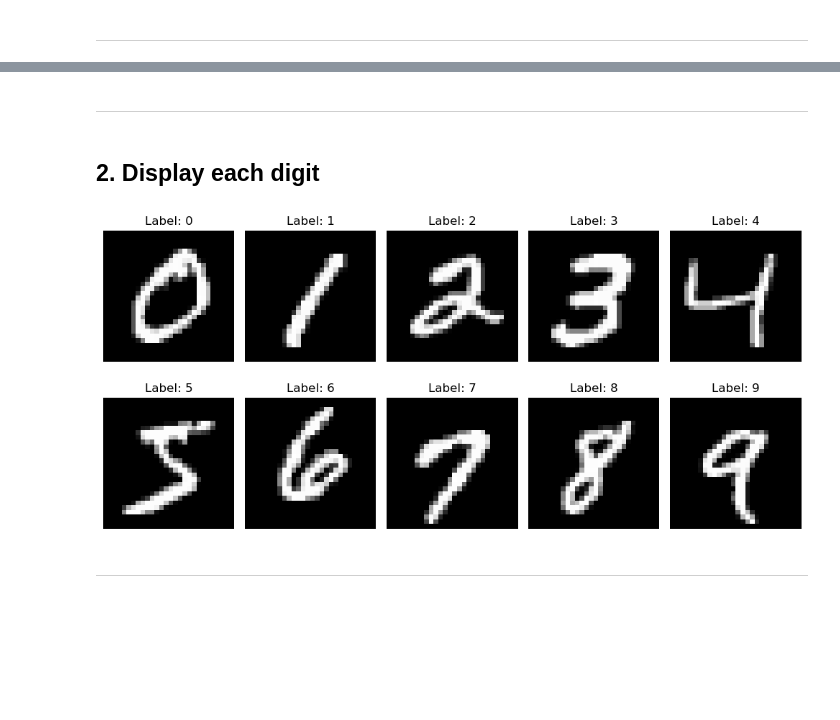
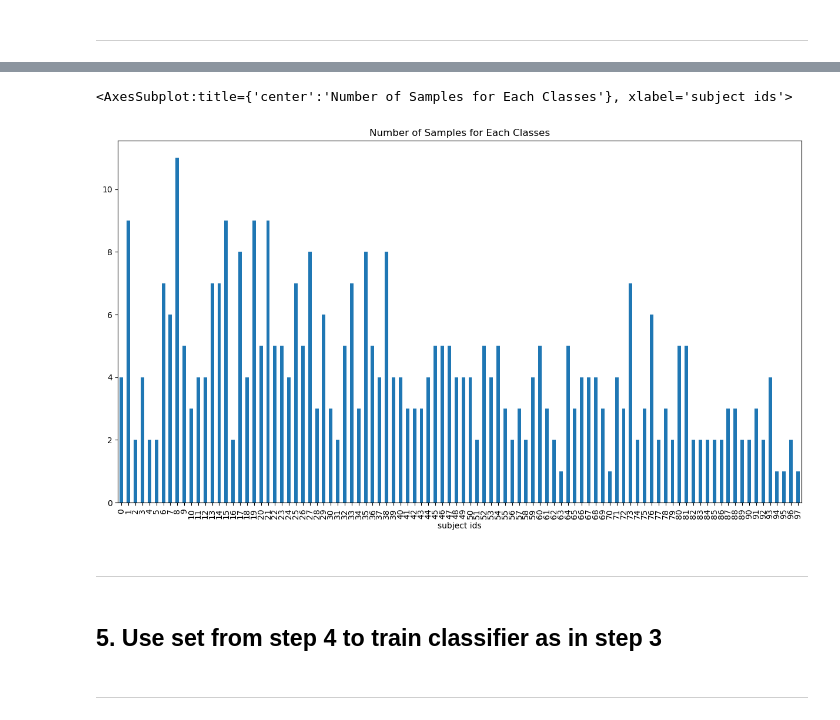
Before and after one commit to Ale248/FALL2024_COMP257, a Jupyter notebook: Assignment2/A2_Question1.ipynb, the cells around one changed output, grey strips where cells are left out. Saved outputs shown, nothing was run; the diff lists cells and outputs as text; code cells hidden in the pictures; blank space fills up the shorter version.

```diff
--- a/Assignment2/A2_Question1.ipynb
+++ b/Assignment2/A2_Question1.ipynb
@@ -26,3 +168,9 @@ y = mnist.target
+# %%
+# Reduce dimensionality to the optimal k found previously
+kmeans_optimal = KMeans(n_clusters=optimal_k, random_state=42)
+kmeans_optimal.fit(X)
+
+X_reduced = kmeans_optimal.transform(X)
 # %%
 X.shape
 # %% [output]
@@ -34,14 +206,11 @@ y.shape
+# %%
+y_frame=pd.DataFrame()
+y_frame['subject ids']=kmeans_optimal.labels_
+y_frame.groupby(['subject ids']).size().plot.bar(figsize=(15,8),title="Number of Samples for Each Classes")
+# %% [output]
+<AxesSubplot:title={'center':'Number of Samples for Each Classes'}, xlabel='subject ids'>
+[figure, added]
 # %% [markdown]
 ---
-# %% [markdown]
-## 2. Display each digit
-# %%
-plt.figure(figsize=(10, 5))
-for digit in range(10):
-    index = np.where(y == str(digit))[0][0]
-    plt.subplot(2, 5, digit + 1)
-    display_digit(X.iloc[index].to_numpy(), y.iloc[index])
-plt.tight_layout()
-plt.show()
-# %% [output]
-[figure, removed]
+# %% [markdown]
+## 5. Use set from step 4 to train classifier as in step 3
```
Also changed, not shown: parts of 51 cells of this notebook, 2 other files.
